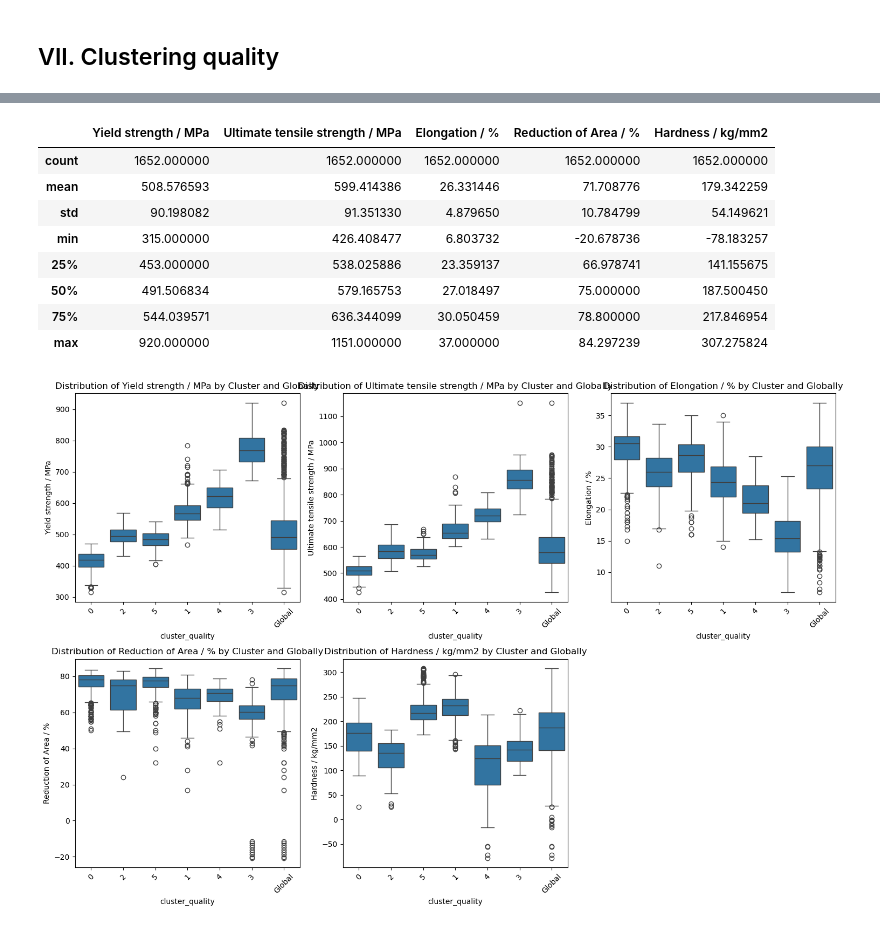
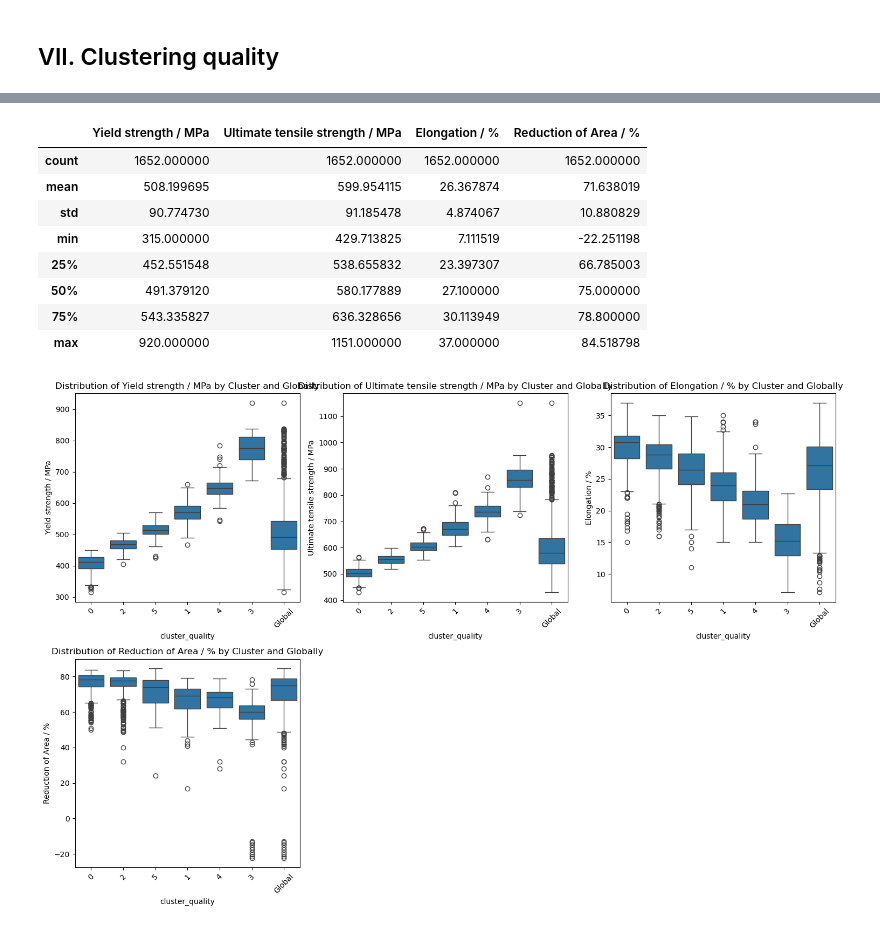
Before and after one commit to Saad123654/ProjectAppauto, a Jupyter notebook: Preprocessing/Code_approche avec les moyennes.ipynb, the cells around one changed output, grey strips where cells are left out. Saved outputs shown, nothing was run; the diff lists cells and outputs as text; code cells hidden in the pictures.

```diff
--- a/Preprocessing/preprocessing 2.ipynb
+++ b/Preprocessing/Code_approche avec les moyennes.ipynb
@@ -821,7 +821,7 @@ X=df_encoded[['Carbon concentration / (weight%)', 'Silicon concentration / (weig
 # %%
 y=df_encoded[['Yield strength / MPa',
        'Ultimate tensile strength / MPa', 'Elongation / %',
-       'Reduction of Area / %','Hardness / kg/mm2']]
+       'Reduction of Area / %']]
 # %%
 X.describe()
 # %% [output]
@@ -1075,2 +1049,0 @@ plt.show()
-# %%
-data_processed['clusters']=kmeans.labels_
@@ -1083,2 +1049,0 @@ def extract_numeric(value):
-# %%
-data_processed['Hardness / kg/mm2'] = data_processed['Hardness / kg/mm2'].apply(extract_numeric)
@@ -1465,7 +1358,7 @@ dtype: bool
 # %%
 k= 6
 kmeans = KMeans(n_clusters=k, random_state=42)
-kmeans.fit(data_processed[['Yield strength / MPa', 'Ultimate tensile strength / MPa','Elongation / %','Reduction of Area / %','Hardness / kg/mm2']])
+kmeans.fit(data_processed[['Yield strength / MPa', 'Ultimate tensile strength / MPa','Elongation / %','Reduction of Area / %']])
 
 # Ajouter les labels de cluster à vos données
 data_processed['cluster_quality'] = kmeans.labels_
@@ -1505,41 +1398,41 @@ df_pivot
 # %%
-data_processed[['Yield strength / MPa', 'Ultimate tensile strength / MPa','Elongation / %','Reduction of Area / %','Hardness / kg/mm2']].describe()
+data_processed[['Yield strength / MPa', 'Ultimate tensile strength / MPa','Elongation / %','Reduction of Area / %']].describe()
 # %% [output]
-|  | Yield strength / MPa | Ultimate tensile strength / MPa | Elongation / % | Reduction of Area / % | Hardness / kg/mm2 |
-| count | 1652.000000 | 1652.000000 | 1652.000000 | 1652.000000 | 1652.000000 |
-| mean | 508.576593 | 599.414386 | 26.331446 | 71.708776 | 179.342259 |
-| std | 90.198082 | 91.351330 | 4.879650 | 10.784799 | 54.149621 |
-| min | 315.000000 | 426.408477 | 6.803732 | -20.678736 | -78.183257 |
-| 25% | 453.000000 | 538.025886 | 23.359137 | 66.978741 | 141.155675 |
-| 50% | 491.506834 | 579.165753 | 27.018497 | 75.000000 | 187.500450 |
-| 75% | 544.039571 | 636.344099 | 30.050459 | 78.800000 | 217.846954 |
-| max | 920.000000 | 1151.000000 | 37.000000 | 84.297239 | 307.275824 |
+|  | Yield strength / MPa | Ultimate tensile strength / MPa | Elongation / % | Reduction of Area / % |
+| count | 1652.000000 | 1652.000000 | 1652.000000 | 1652.000000 |
+| mean | 508.199695 | 599.954115 | 26.367874 | 71.638019 |
+| std | 90.774730 | 91.185478 | 4.874067 | 10.880829 |
+| min | 315.000000 | 429.713825 | 7.111519 | -22.251198 |
+| 25% | 452.551548 | 538.655832 | 23.397307 | 66.785003 |
+| 50% | 491.379120 | 580.177889 | 27.100000 | 75.000000 |
+| 75% | 543.335827 | 636.328656 | 30.113949 | 78.800000 |
+| max | 920.000000 | 1151.000000 | 37.000000 | 84.518798 |
 # %%
 
 import seaborn as sns
 import matplotlib.pyplot as plt
-
+variables = ['Yield strength / MPa', 'Ultimate tensile strength / MPa',
+             'Elongation / %', 'Reduction of Area / %']
 # Ajouter une colonne pour la distribution globale
 data_processed['cluster_global'] = 'Global'
 
 # Combiner les colonnes 'cluster_quality' et 'cluster_global' pour obtenir une vue complète
 data_with_global = pd.concat([data_processed[['cluster_quality'] + variables],
                               data_processed[['cluster_global'] + variables].rename(columns={'cluster_global': 'cluster_quality'})])
 
 # Liste des variables d'intérêt
-variables = ['Yield strength / MPa', 'Ultimate tensile strength / MPa',
-             'Elongation / %', 'Reduction of Area / %', 'Hardness / kg/mm2']
+
 
 # Création de sous-plots pour chaque variable
 plt.figure(figsize=(15, 10))
 
 for i, var in enumerate(variables, 1):
     plt.subplot(2, 3, i)
     sns.boxplot(x='cluster_quality', y=var, data=data_with_global)
     plt.title(f'Distribution of {var} by Cluster and Globally')
     plt.xticks(rotation=45)
 
 plt.tight_layout()
 plt.show()
 # %% [output]
-[figure, old version]
+[figure, new version]
```
Also changed, not shown: parts of 21 cells of this notebook, 2 other files.
